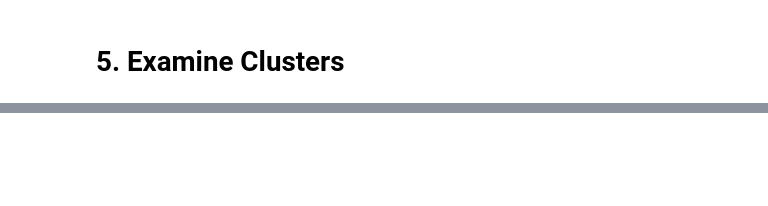
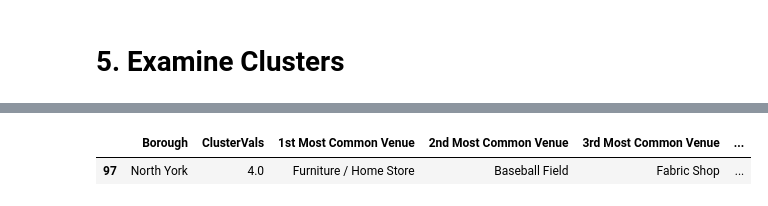
Before and after one commit to amendenhall137/ML_Capstone_Coursera, a Jupyter notebook: Coursera_Capstone.ipynb, the cells around one changed output, grey strips where cells are left out. Drawn from its saved outputs; the diff is of its cells as text; code cells hidden in the pictures; blank space fills up the shorter version.

```diff
--- a/Coursera_Capstone.ipynb
+++ b/Coursera_Capstone.ipynb
@@ -470,0 +512,6 @@ toronto_merged.loc[toronto_merged['Cluster Labels'] == 2, toronto_merged.columns
+# %%
+#Cluster 5
+toronto_merged.loc[toronto_merged['ClusterVals'] == 4, toronto_merged.columns[[1] + list(range(5, toronto_merged.shape[1]))]]
+# %% [output]
+|  | Borough | ClusterVals | 1st Most Common Venue | 2nd Most Common Venue | 3rd Most Common Venue | ... |
+| 97 | North York | 4.0 | Furniture / Home Store | Baseball Field | Fabric Shop | ... |
```
Also changed, not shown: parts of 8 cells of this notebook.
